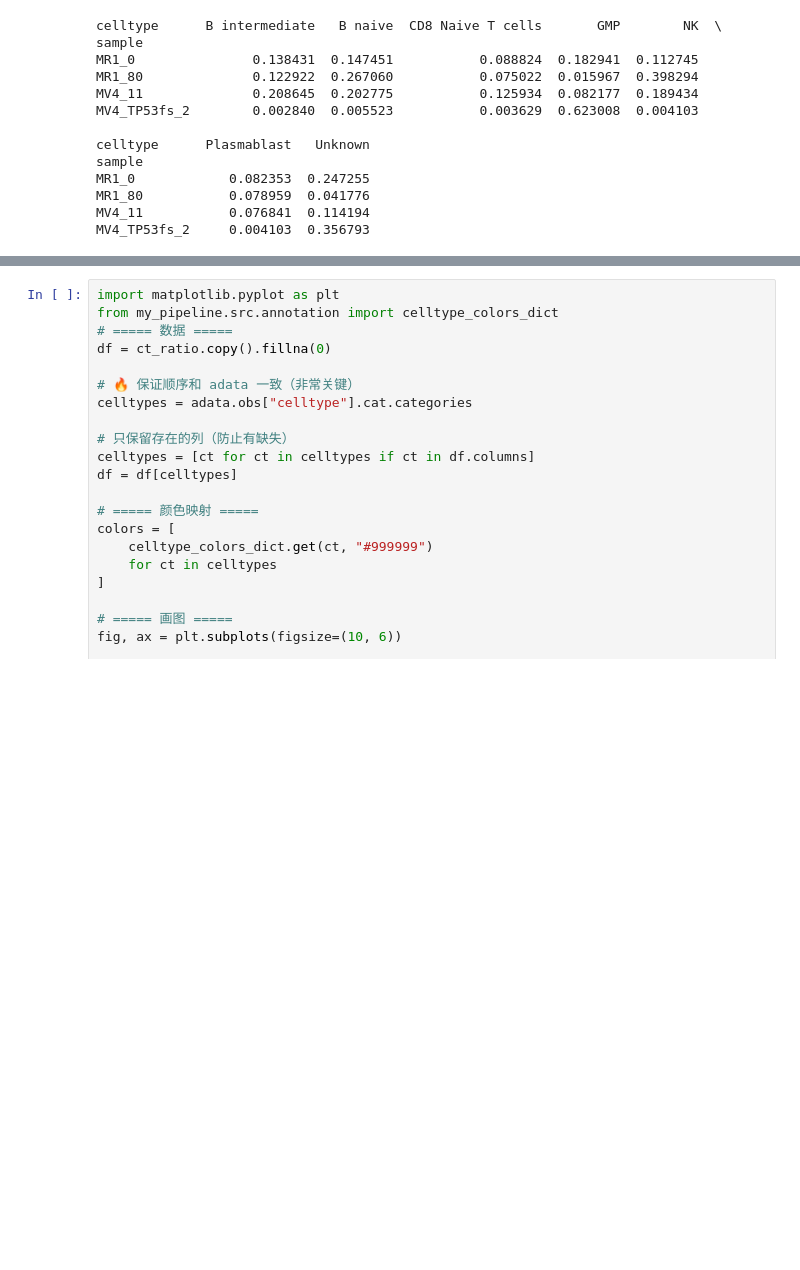
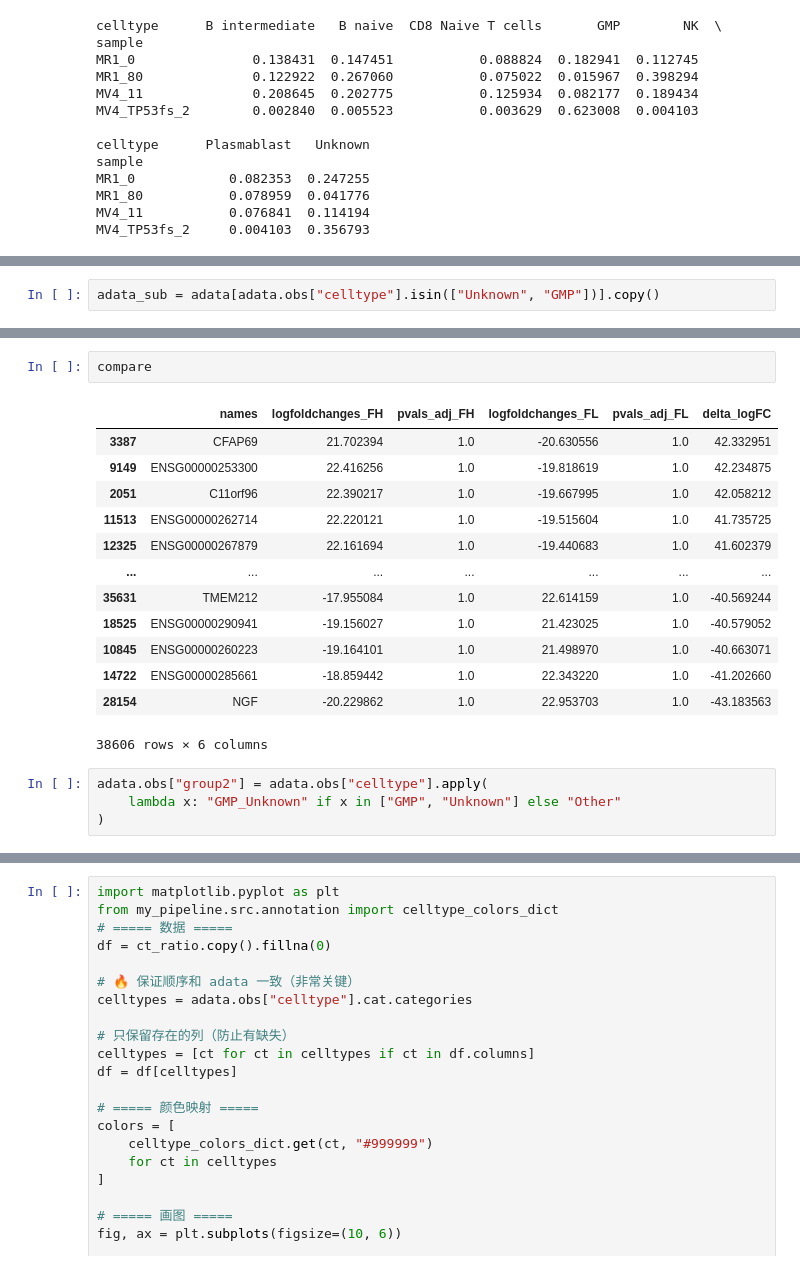
Before and after one commit to gaopeigi3/scRNA_pipeline, a Jupyter notebook: analysis/notebook/porpotion.ipynb, the cells around one changed output, grey strips where cells are left out. Drawn from its saved outputs; the diff is of its cells as text; blank space fills up the shorter version.

```diff
--- a/analysis/notebook/porpotion.ipynb
+++ b/analysis/notebook/porpotion.ipynb
@@ -33,0 +289,2 @@ MV4_TP53fs_2     0.004103  0.356793
+# %%
+adata_sub = adata[adata.obs["celltype"].isin(["Unknown", "GMP"])].copy()
@@ -33,0 +733,20 @@ MV4_TP53fs_2     0.004103  0.356793
+# %%
+compare
+# %% [output]
+|  | names | logfoldchanges_FH | pvals_adj_FH | logfoldchanges_FL | pvals_adj_FL | delta_logFC |
+| 3387 | CFAP69 | 21.702394 | 1.0 | -20.630556 | 1.0 | 42.332951 |
+| 9149 | ENSG00000253300 | 22.416256 | 1.0 | -19.818619 | 1.0 | 42.234875 |
+| 2051 | C11orf96 | 22.390217 | 1.0 | -19.667995 | 1.0 | 42.058212 |
+| 11513 | ENSG00000262714 | 22.220121 | 1.0 | -19.515604 | 1.0 | 41.735725 |
+| 12325 | ENSG00000267879 | 22.161694 | 1.0 | -19.440683 | 1.0 | 41.602379 |
+| ... | ... | ... | ... | ... | ... | ... |
+| 35631 | TMEM212 | -17.955084 | 1.0 | 22.614159 | 1.0 | -40.569244 |
+| 18525 | ENSG00000290941 | -19.156027 | 1.0 | 21.423025 | 1.0 | -40.579052 |
+| 10845 | ENSG00000260223 | -19.164101 | 1.0 | 21.498970 | 1.0 | -40.663071 |
+| 14722 | ENSG00000285661 | -18.859442 | 1.0 | 22.343220 | 1.0 | -41.202660 |
+| 28154 | NGF | -20.229862 | 1.0 | 22.953703 | 1.0 | -43.183563 |
+38606 rows × 6 columns
+# %%
+adata.obs["group2"] = adata.obs["celltype"].apply(
+    lambda x: "GMP_Unknown" if x in ["GMP", "Unknown"] else "Other"
+)
```
Also changed, not shown: parts of 27 cells of this notebook, 2 other files.
